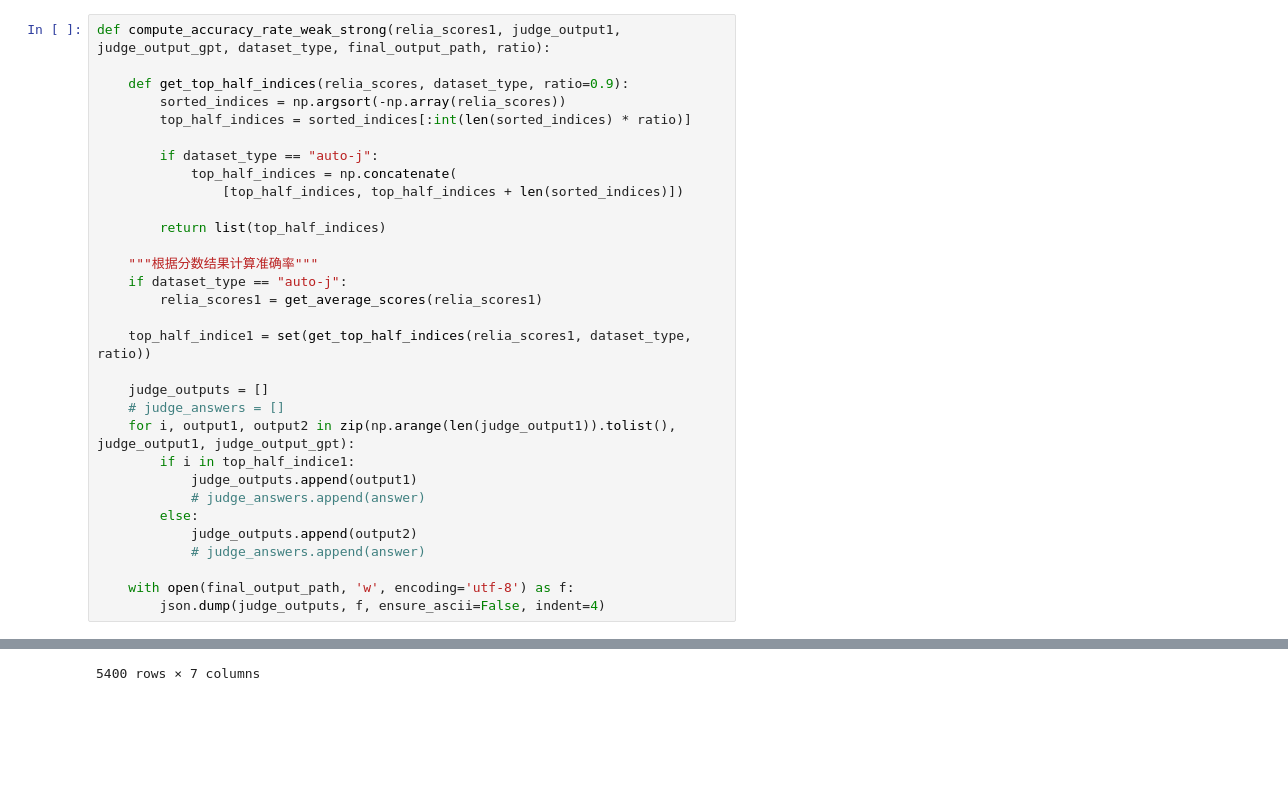
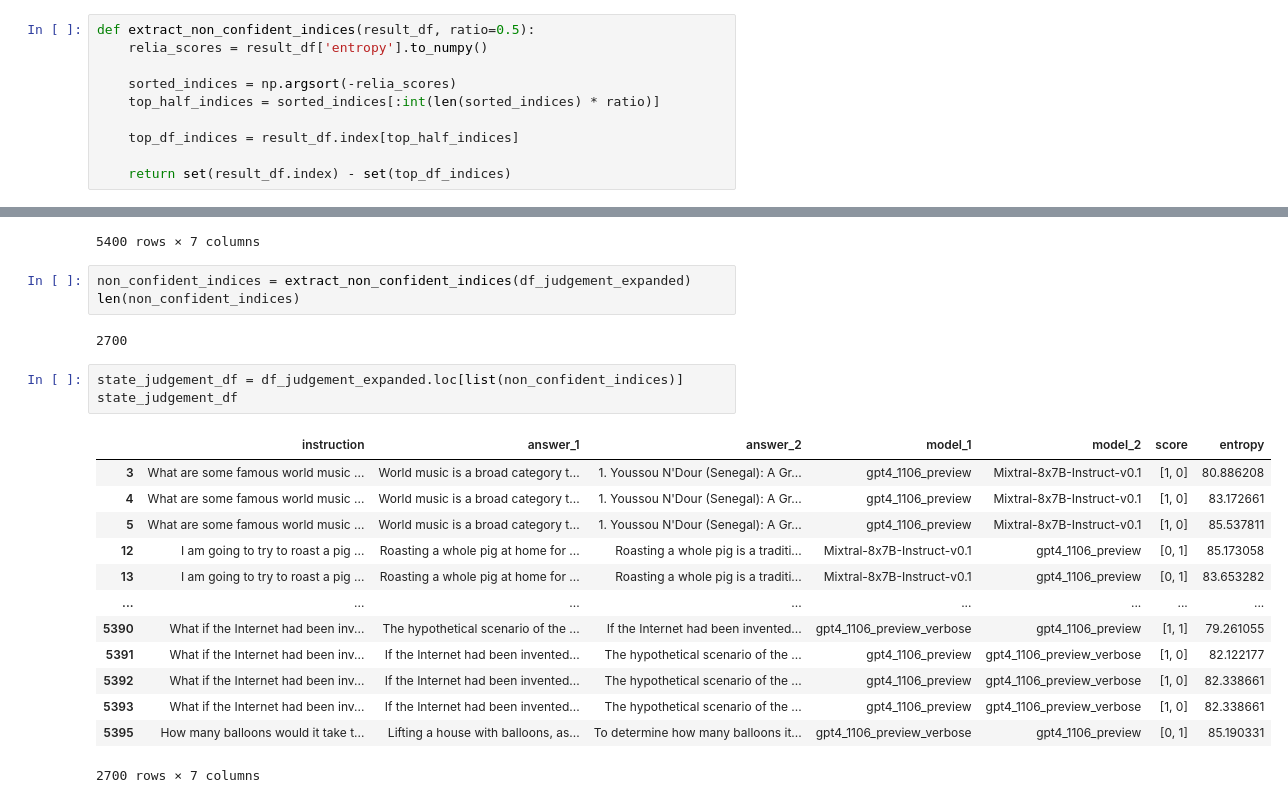
Before and after one commit to Thesis-LLM-as-a-judge-AUAS/fair-eval, a Jupyter notebook: sanity_check.ipynb, the cells around one changed output, grey strips where cells are left out. Drawn from its saved outputs; the diff is of its cells as text; blank space fills up the shorter version.

```diff
--- a/sanity_check.ipynb
+++ b/sanity_check.ipynb
@@ -194,36 +194,15 @@ def plot_grouped_accuracy_bars(first_results: pd.Series, second_results: pd.Seri
 # %% [markdown]
 ID's extraction of less confident results
 # %%
-def compute_accuracy_rate_weak_strong(relia_scores1, judge_output1, judge_output_gpt, dataset_type, final_output_path, ratio):
+def extract_non_confident_indices(result_df, ratio=0.5):
+    relia_scores = result_df['entropy'].to_numpy()
 
-    def get_top_half_indices(relia_scores, dataset_type, ratio=0.9):
-        sorted_indices = np.argsort(-np.array(relia_scores))
-        top_half_indices = sorted_indices[:int(len(sorted_indices) * ratio)]
+    sorted_indices = np.argsort(-relia_scores)
+    top_half_indices = sorted_indices[:int(len(sorted_indices) * ratio)]
 
-        if dataset_type == "auto-j":
-            top_half_indices = np.concatenate(
-                [top_half_indices, top_half_indices + len(sorted_indices)])
+    top_df_indices = result_df.index[top_half_indices]
 
-        return list(top_half_indices)
-
-    """根据分数结果计算准确率"""
-    if dataset_type == "auto-j":
-        relia_scores1 = get_average_scores(relia_scores1)
-
-    top_half_indice1 = set(get_top_half_indices(relia_scores1, dataset_type, ratio))
-
-    judge_outputs = []
-    # judge_answers = []
-    for i, output1, output2 in zip(np.arange(len(judge_output1)).tolist(), judge_output1, judge_output_gpt):
-        if i in top_half_indice1:
-            judge_outputs.append(output1)
-            # judge_answers.append(answer)
-        else:
-            judge_outputs.append(output2)
-            # judge_answers.append(answer)
-
-    with open(final_output_path, 'w', encoding='utf-8') as f:
-        json.dump(judge_outputs, f, ensure_ascii=False, indent=4)
+    return set(result_df.index) - set(top_df_indices)
 # %% [markdown]
 # Check mean accuracy and kappa coefficient
 In this chapter we recheck the results gained from the repeated experiments to check the similarity of:
@@ -2152,3 +2131,25 @@ df_judgement_expanded
 | 5398 | How many balloons would it take t... | To determine how many balloons it... | Lifting a house with balloons, as... | gpt4_1106_preview | gpt4_1106_preview_verbose | [1, 0] | 86.926117 |
 | 5399 | How many balloons would it take t... | To determine how many balloons it... | Lifting a house with balloons, as... | gpt4_1106_preview | gpt4_1106_preview_verbose | [1, 0] | 87.553986 |
 5400 rows × 7 columns
+# %%
+non_confident_indices = extract_non_confident_indices(df_judgement_expanded)
+len(non_confident_indices)
+# %% [output]
+2700
+# %%
+state_judgement_df = df_judgement_expanded.loc[list(non_confident_indices)]
+state_judgement_df
+# %% [output]
+|  | instruction | answer_1 | answer_2 | model_1 | model_2 | score | entropy |
+| 3 | What are some famous world music ... | World music is a broad category t... | 1. Youssou N'Dour (Senegal): A Gr... | gpt4_1106_preview | Mixtral-8x7B-Instruct-v0.1 | [1, 0] | 80.886208 |
+| 4 | What are some famous world music ... | World music is a broad category t... | 1. Youssou N'Dour (Senegal): A Gr... | gpt4_1106_preview | Mixtral-8x7B-Instruct-v0.1 | [1, 0] | 83.172661 |
+| 5 | What are some famous world music ... | World music is a broad category t... | 1. Youssou N'Dour (Senegal): A Gr... | gpt4_1106_preview | Mixtral-8x7B-Instruct-v0.1 | [1, 0] | 85.537811 |
+| 12 | I am going to try to roast a pig ... | Roasting a whole pig at home for ... | Roasting a whole pig is a traditi... | Mixtral-8x7B-Instruct-v0.1 | gpt4_1106_preview | [0, 1] | 85.173058 |
+| 13 | I am going to try to roast a pig ... | Roasting a whole pig at home for ... | Roasting a whole pig is a traditi... | Mixtral-8x7B-Instruct-v0.1 | gpt4_1106_preview | [0, 1] | 83.653282 |
+| ... | ... | ... | ... | ... | ... | ... | ... |
+| 5390 | What if the Internet had been inv... | The hypothetical scenario of the ... | If the Internet had been invented... | gpt4_1106_preview_verbose | gpt4_1106_preview | [1, 1] | 79.261055 |
+| 5391 | What if the Internet had been inv... | If the Internet had been invented... | The hypothetical scenario of the ... | gpt4_1106_preview | gpt4_1106_preview_verbose | [1, 0] | 82.122177 |
+| 5392 | What if the Internet had been inv... | If the Internet had been invented... | The hypothetical scenario of the ... | gpt4_1106_preview | gpt4_1106_preview_verbose | [1, 0] | 82.338661 |
+| 5393 | What if the Internet had been inv... | If the Internet had been invented... | The hypothetical scenario of the ... | gpt4_1106_preview | gpt4_1106_preview_verbose | [1, 0] | 82.338661 |
+| 5395 | How many balloons would it take t... | Lifting a house with balloons, as... | To determine how many balloons it... | gpt4_1106_preview_verbose | gpt4_1106_preview | [0, 1] | 85.190331 |
+2700 rows × 7 columns
```
Also changed, not shown: parts of 5 cells of this notebook, 6 other files.
